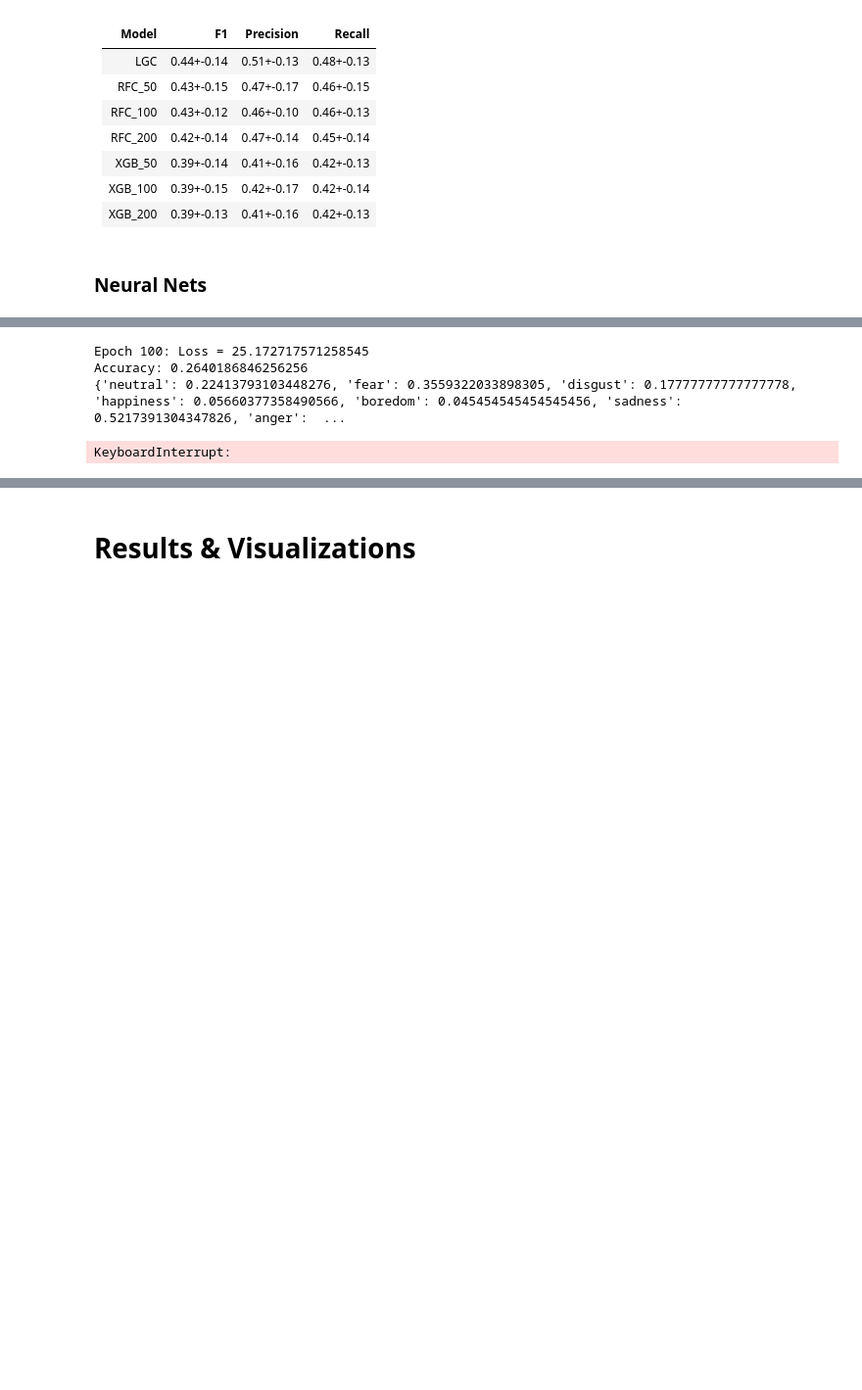
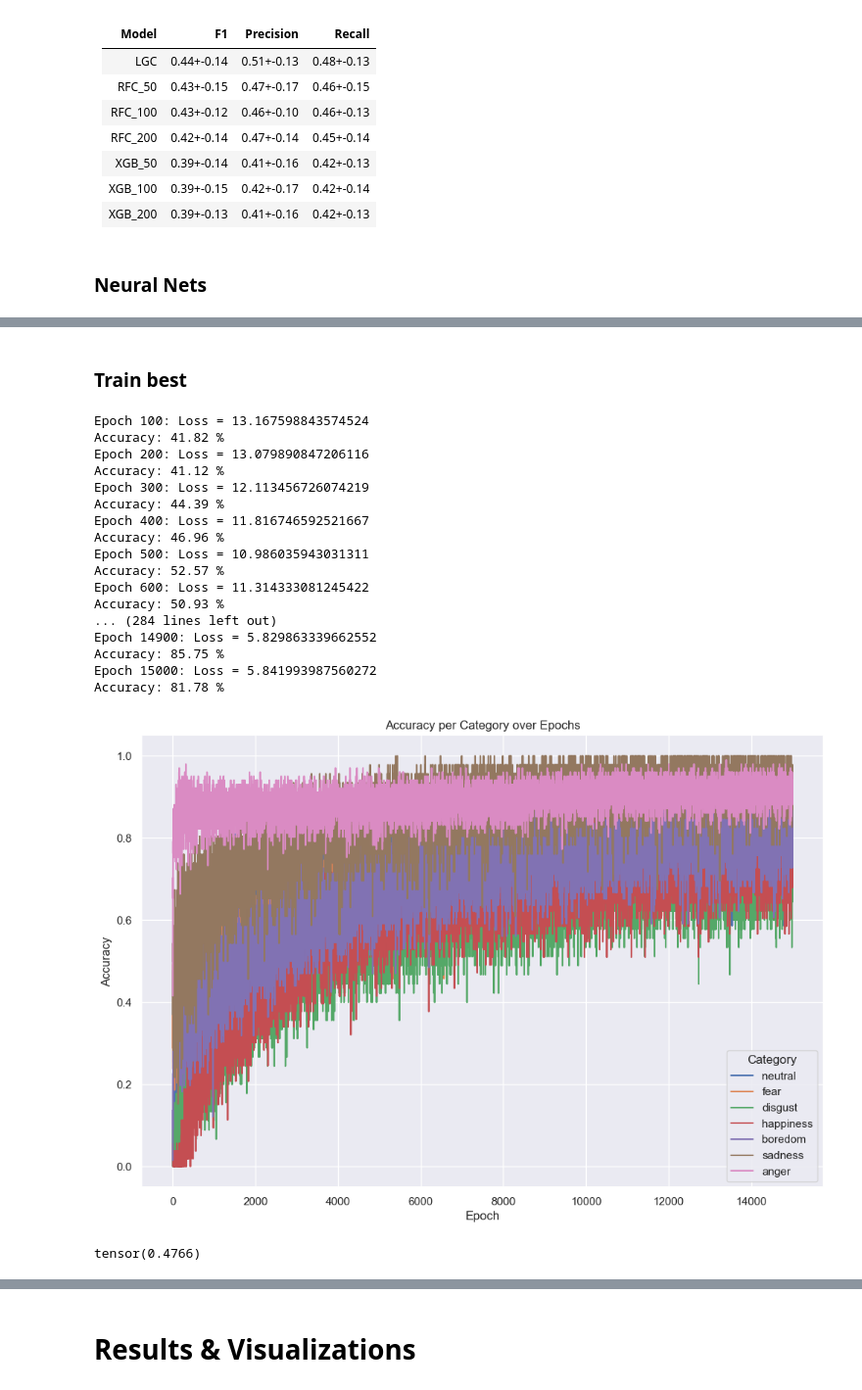
Before and after one commit to bonells96/speech_emotion_classification, a Jupyter notebook: Report_SER.ipynb, the cells around one changed output, grey strips where cells are left out. Shown at 98% size. Cells and saved outputs as stored; diff of their text form; code cells hidden in the pictures; blank space fills up the shorter version.

```diff
--- a/Report_SER.ipynb
+++ b/Report_SER.ipynb
@@ -382,0 +461,32 @@ netBnDr100
+# %% [markdown]
+### Train best
+# %%
+from src import models
+
+net = models.StandardNetBnD(X_train2.shape[1], 100)
+net = models.train_net(net, X_train2, y_train, num_epochs=15000, batch_size=50, learning_rate=1e-3)
+# %% [output]
+Epoch 100: Loss = 13.167598843574524
+Accuracy: 41.82 %
+Epoch 200: Loss = 13.079890847206116
+Accuracy: 41.12 %
+Epoch 300: Loss = 12.113456726074219
+Accuracy: 44.39 %
+Epoch 400: Loss = 11.816746592521667
+Accuracy: 46.96 %
+Epoch 500: Loss = 10.986035943031311
+Accuracy: 52.57 %
+Epoch 600: Loss = 11.314333081245422
+Accuracy: 50.93 %
+... (284 lines left out)
+Epoch 14900: Loss = 5.829863339662552
+Accuracy: 85.75 %
+Epoch 15000: Loss = 5.841993987560272
+Accuracy: 81.78 %
+[figure, added]
+# %%
+import torch
+
+(len(y_test)-models.nb_errors(torch.LongTensor(y_test), net(torch.Tensor(X_test2))))/len(y_test)
+# %% [output]
+tensor(0.4766)
@@ -436,10 +548,3 @@ def train_net(data, labels, input_size, num_epochs=10000, batch_size=32, learnin
 
 
     return net
-# %%
-train_net(X_train, y_train, X_train.shape[1])
-# %% [output]
-Epoch 100: Loss = 25.172717571258545
-Accuracy: 0.2640186846256256
-{'neutral': 0.22413793103448276, 'fear': 0.3559322033898305, 'disgust': 0.17777777777777778, 'happiness': 0.05660377358490566, 'boredom': 0.045454545454545456, 'sadness': 0.5217391304347826, 'anger':  ...
-KeyboardInterrupt:
```
Also changed, not shown: parts of 14 cells of this notebook.
